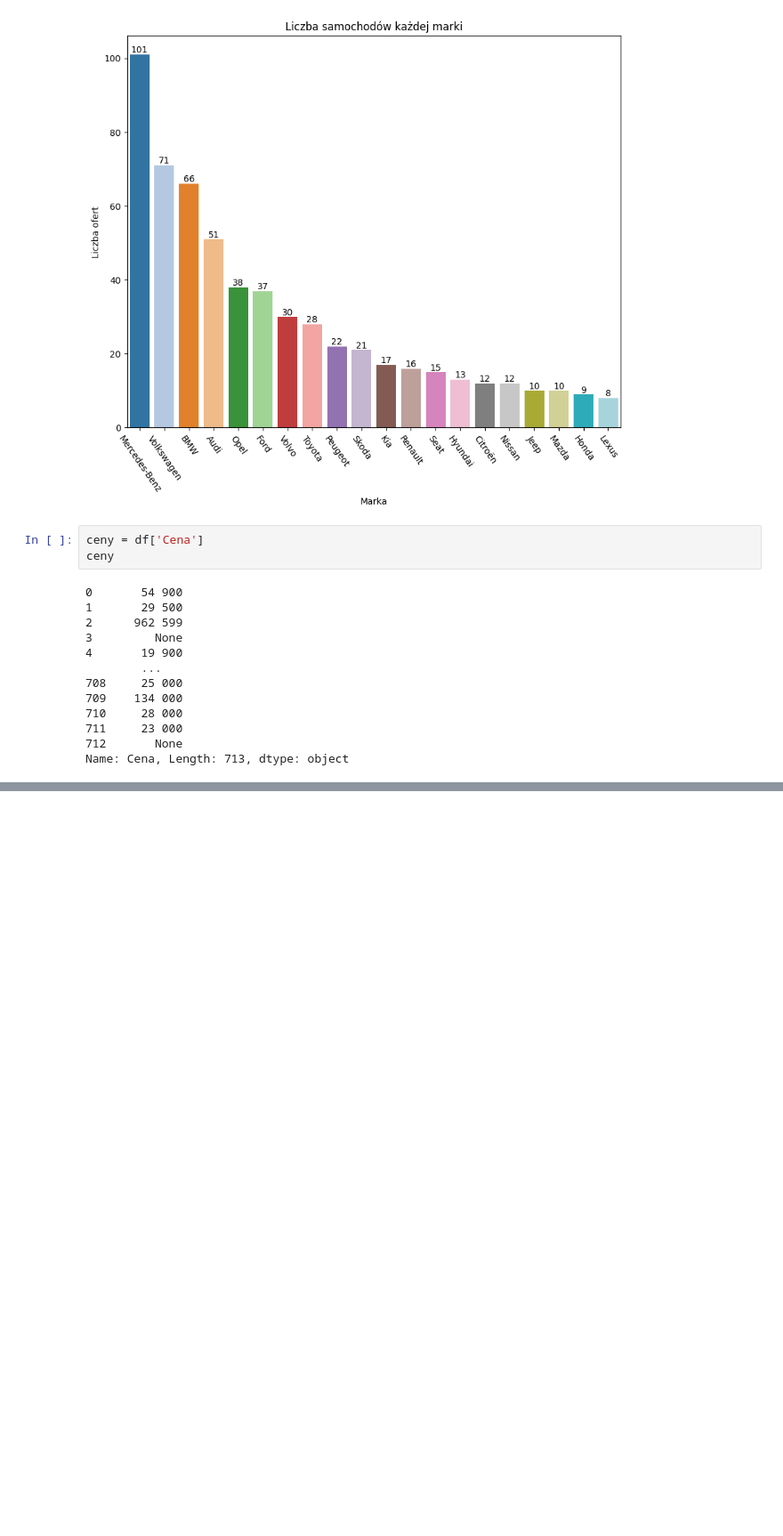
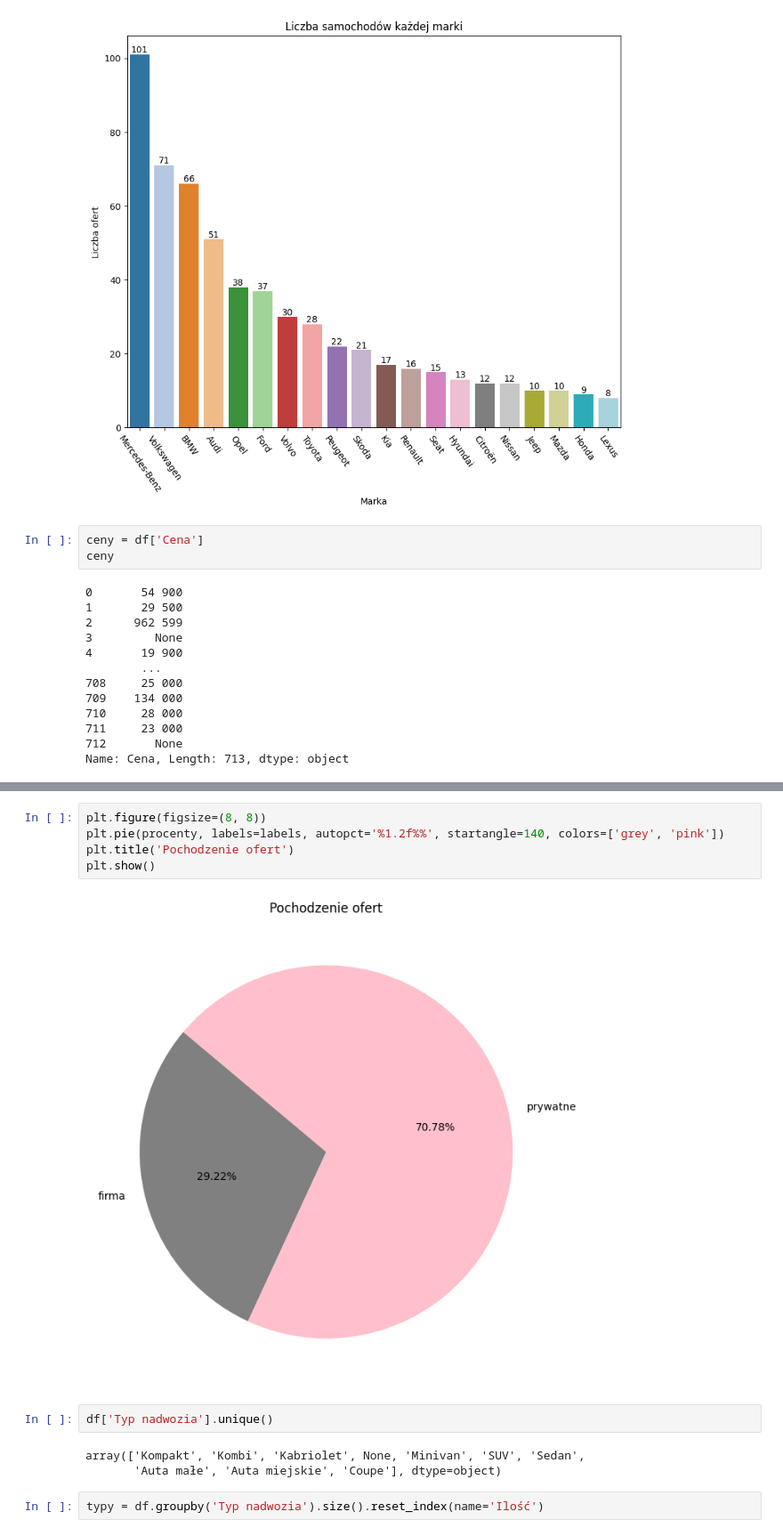
Before and after one commit to aleksandra0014/Predykcja-cen-aut, a Jupyter notebook: new_dane.ipynb, the cells around one changed output, grey strips where cells are left out. Shown at 89% size. Drawn from its saved outputs; the diff is of its cells as text; blank space fills up the shorter version.

```diff
--- a/new_dane.ipynb
+++ b/new_dane.ipynb
@@ -134,0 +215,14 @@ Name: Cena, Length: 713, dtype: object
+# %%
+plt.figure(figsize=(8, 8))
+plt.pie(procenty, labels=labels, autopct='%1.2f%%', startangle=140, colors=['grey', 'pink'])
+plt.title('Pochodzenie ofert')
+plt.show()
+# %% [output]
+[figure, added]
+# %%
+df['Typ nadwozia'].unique()
+# %% [output]
+array(['Kompakt', 'Kombi', 'Kabriolet', None, 'Minivan', 'SUV', 'Sedan',
+       'Auta małe', 'Auta miejskie', 'Coupe'], dtype=object)
+# %%
+typy = df.groupby('Typ nadwozia').size().reset_index(name='Ilość')
```
Also changed, not shown: parts of 37 cells of this notebook.
